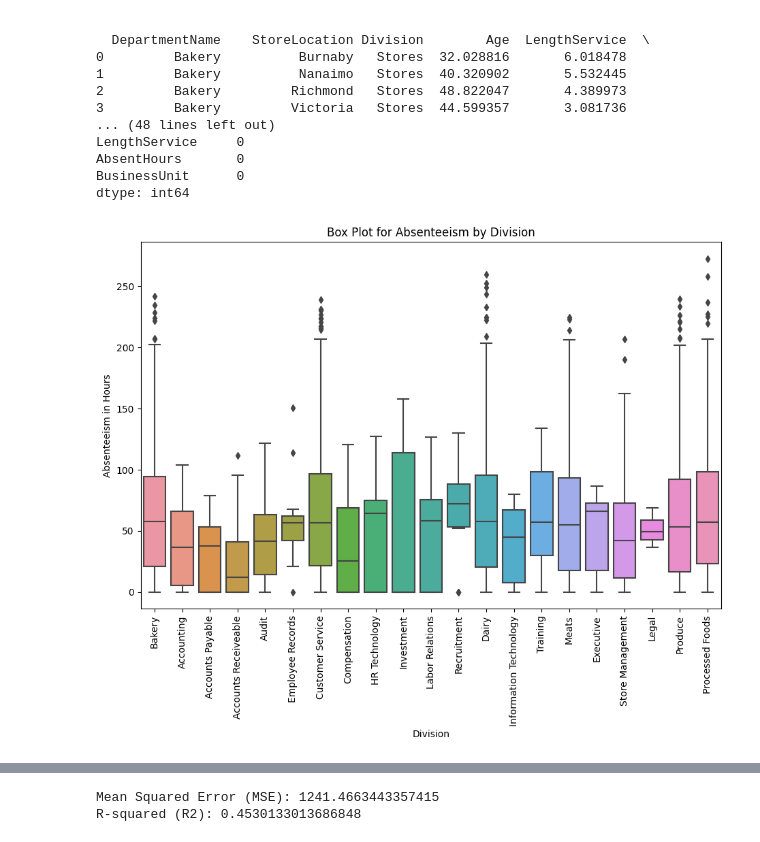
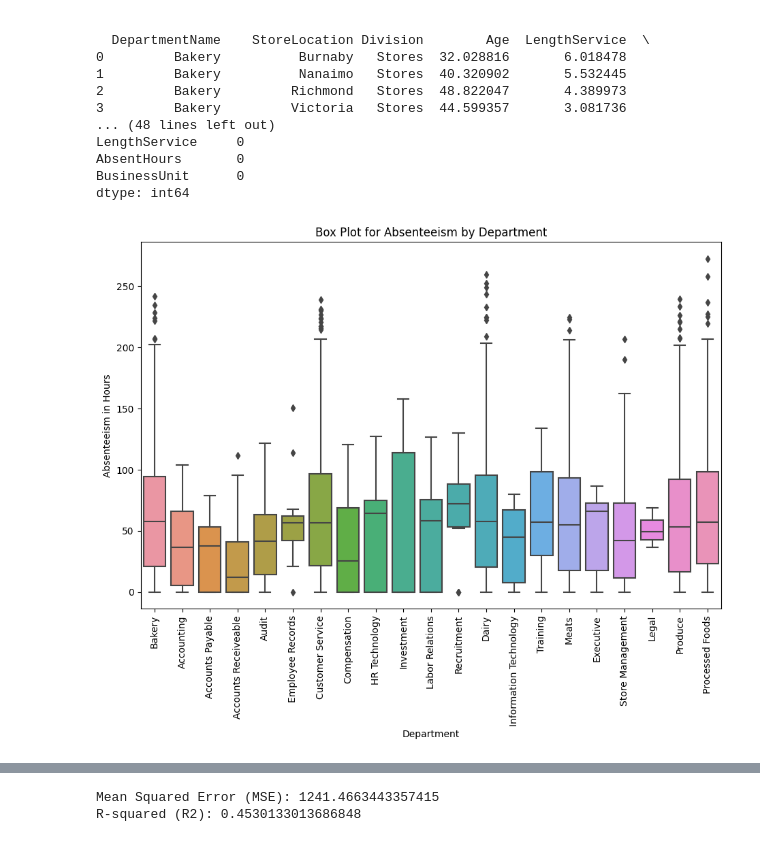
Before and after one commit to VladSaaS/peopleanlaytics, a Jupyter notebook: MFG Employee Absenteeism/MFGAbsenteeism.ipynb, the cells around one changed output, grey strips where cells are left out. Cells and saved outputs as stored; diff of their text form; code cells hidden in the pictures.

```diff
--- a/MFG Employee Absenteeism/MFGAbsenteeism.ipynb
+++ b/MFG Employee Absenteeism/MFGAbsenteeism.ipynb
@@ -46,13 +47,13 @@ dtype: int64
 # %%
 # visualizing the monthly income by department using a box plot
 plt.figure(figsize=(11, 7))
 sns.boxplot(x='DepartmentName', y='AbsentHours', data=df)
 
 # adding graph information
-plt.xlabel('Division')
+plt.xlabel('Department')
 plt.ylabel('Absenteeism in Hours')
-plt.title('Box Plot for Absenteeism by Division')
+plt.title('Box Plot for Absenteeism by Department')
 plt.xticks(rotation=90)
 plt.show()
 # %% [output]
-[figure, old version]
+[figure, new version]
```
Also changed, not shown: parts of 2 cells of this notebook.
